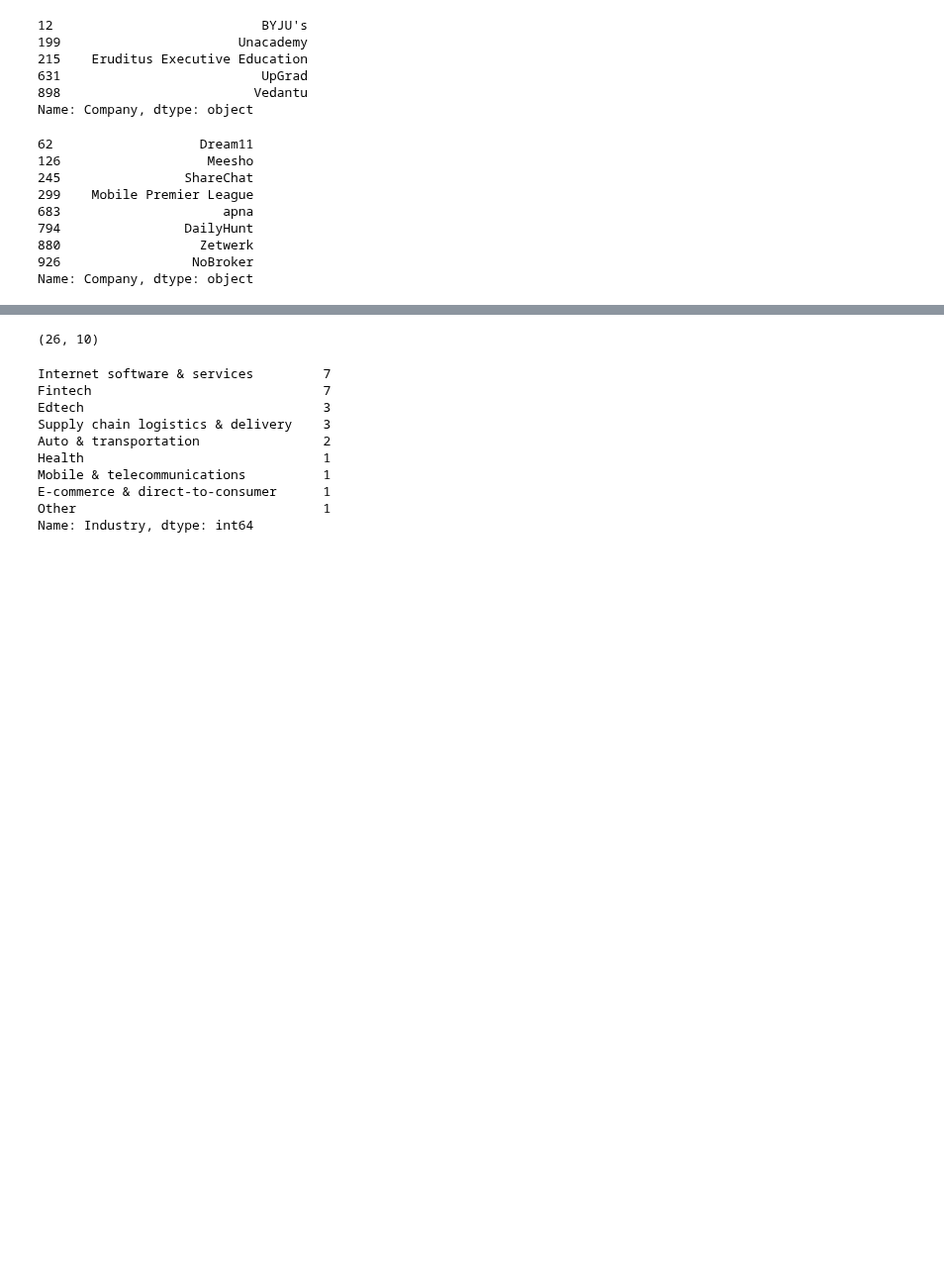
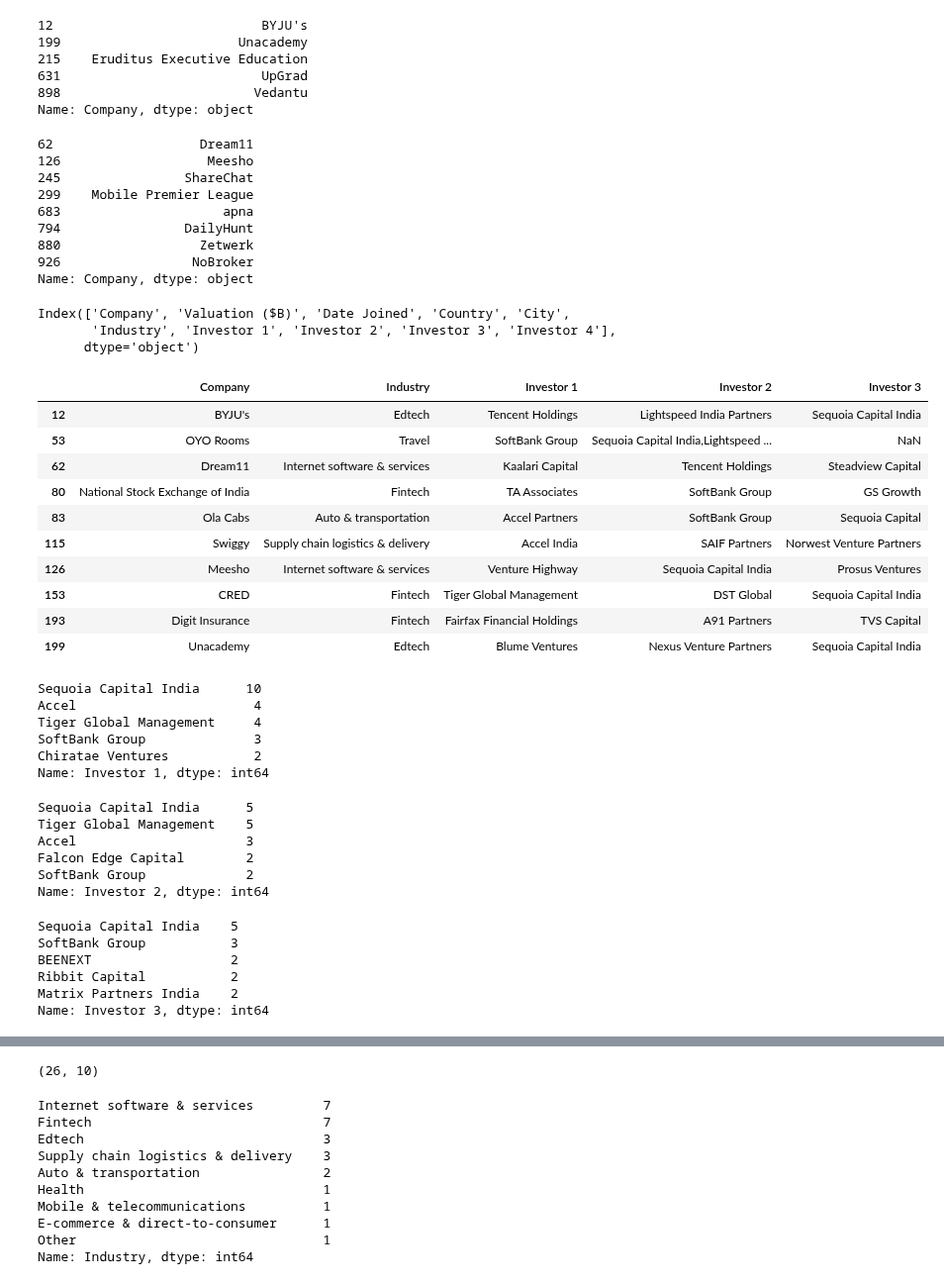
Before and after one commit to chandanabrdwj/100DaysOfML, a Jupyter notebook: unicorn-startups.ipynb, the cells around one changed output, grey strips where cells are left out. Shown at 99% size. Cells and saved outputs as stored; diff of their text form; code cells hidden in the pictures; blank space fills up the shorter version.

```diff
--- a/unicorn-startups.ipynb
+++ b/unicorn-startups.ipynb
@@ -236,3 +222,50 @@ india_df[india_df.Industry == 'Internet software & services']['Company']
 880                  Zetwerk
 926                 NoBroker
 Name: Company, dtype: object
+# %%
+india_df.columns
+# %% [output]
+Index(['Company', 'Valuation ($B)', 'Date Joined', 'Country', 'City',
+       'Industry', 'Investor 1', 'Investor 2', 'Investor 3', 'Investor 4'],
+      dtype='object')
+# %%
+india_df[['Company','Industry','Investor 1', 'Investor 2', 'Investor 3']].head(10)
+# %% [output]
+|  | Company | Industry | Investor 1 | Investor 2 | Investor 3 |
+| 12 | BYJU's | Edtech | Tencent Holdings | Lightspeed India Partners | Sequoia Capital India |
+| 53 | OYO Rooms | Travel | SoftBank Group | Sequoia Capital India,Lightspeed ... | NaN |
+| 62 | Dream11 | Internet software & services | Kaalari Capital | Tencent Holdings | Steadview Capital |
+| 80 | National Stock Exchange of India | Fintech | TA Associates | SoftBank Group | GS Growth |
+| 83 | Ola Cabs | Auto & transportation | Accel Partners | SoftBank Group | Sequoia Capital |
+| 115 | Swiggy | Supply chain logistics & delivery | Accel India | SAIF Partners | Norwest Venture Partners |
+| 126 | Meesho | Internet software & services | Venture Highway | Sequoia Capital India | Prosus Ventures |
+| 153 | CRED | Fintech | Tiger Global Management | DST Global | Sequoia Capital India |
+| 193 | Digit Insurance | Fintech | Fairfax Financial Holdings | A91 Partners | TVS Capital |
+| 199 | Unacademy | Edtech | Blume Ventures | Nexus Venture Partners | Sequoia Capital India |
+# %%
+india_df['Investor 1'].value_counts().head()
+# %% [output]
+Sequoia Capital India      10
+Accel                       4
+Tiger Global Management     4
+SoftBank Group              3
+Chiratae Ventures           2
+Name: Investor 1, dtype: int64
+# %%
+india_df['Investor 2'].value_counts().head()
+# %% [output]
+Sequoia Capital India      5
+Tiger Global Management    5
+Accel                      3
+Falcon Edge Capital        2
+SoftBank Group             2
+Name: Investor 2, dtype: int64
+# %%
+india_df['Investor 3'].value_counts().head()
+# %% [output]
+Sequoia Capital India    5
+SoftBank Group           3
+BEENEXT                  2
+Ribbit Capital           2
+Matrix Partners India    2
+Name: Investor 3, dtype: int64
```
Also changed, not shown: parts of 7 cells of this notebook.
